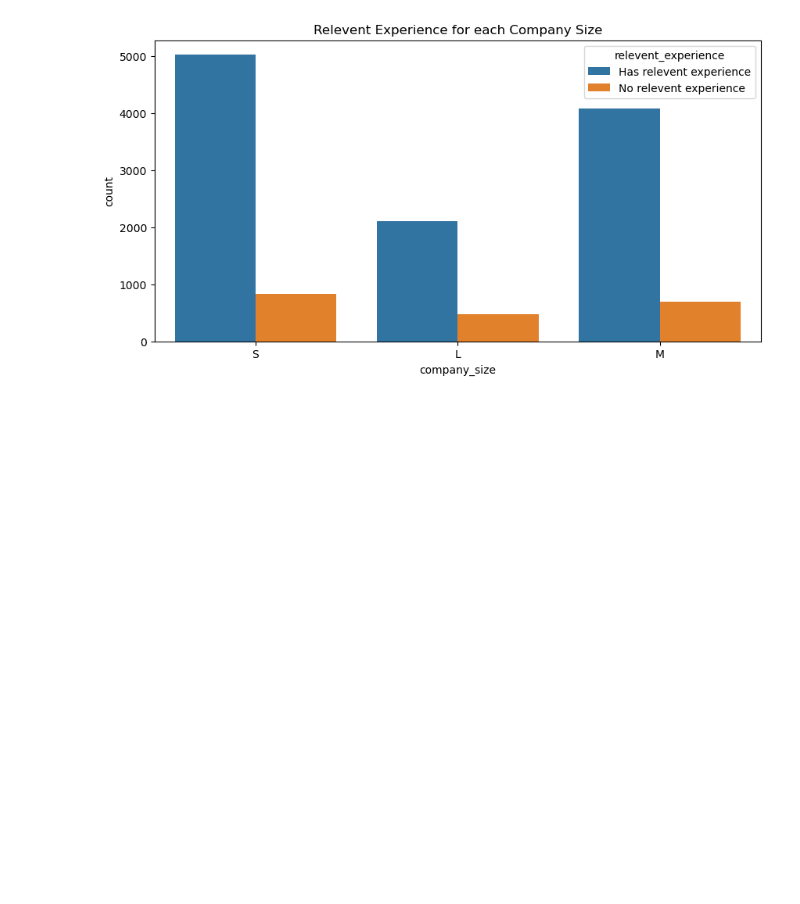
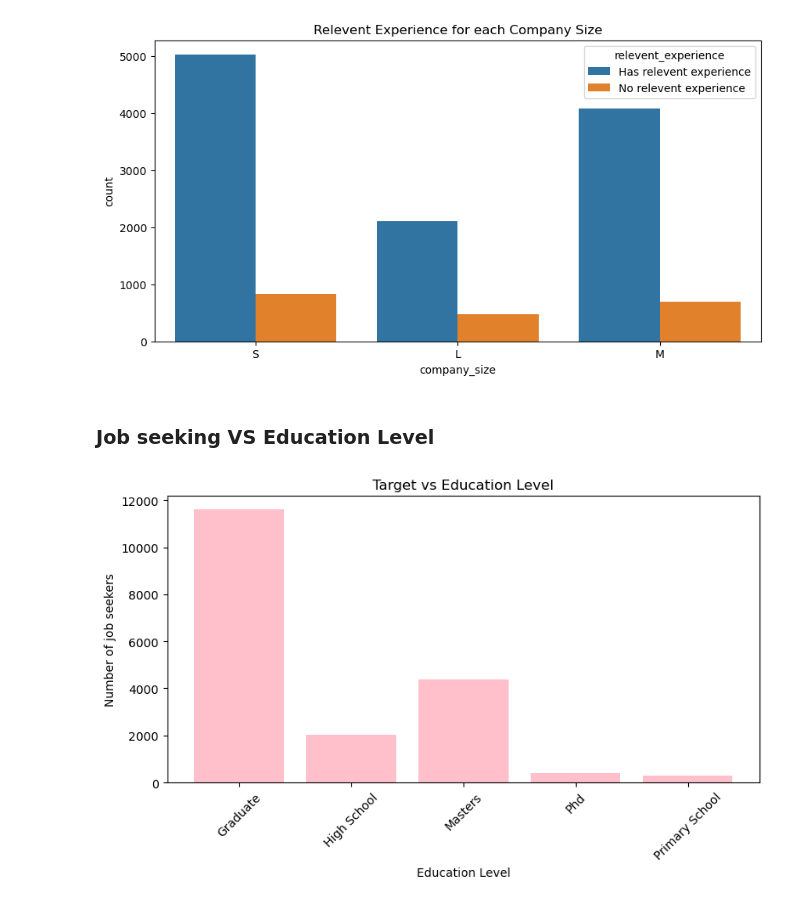
Before and after one commit to com-480-data-visualization/data_girls, a Jupyter notebook: Milestone1/data_science_analysis_d1.ipynb, the cells around one changed output. Cells and saved outputs as stored; diff of their text form; code cells hidden in the pictures; blank space fills up the shorter version.

```diff
--- a/Milestone1/data_science_analysis_d1.ipynb
+++ b/Milestone1/data_science_analysis_d1.ipynb
@@ -306,3 +269,20 @@ plt.title('Relevent Experience for each Company Size')
 plt.show()
 # %% [output]
 [figure]
+# %% [markdown]
+### Job seeking VS Education Level
+# %%
+# Group by 'education_level' and calculate the mean target value
+grouped_education = df_job.groupby("education_level")["target"].count().reset_index()
+
+# Plot
+plt.figure(figsize=(8, 5))
+plt.bar(grouped_education["education_level"], grouped_education["target"], color='pink')
+plt.xlabel("Education Level")
+plt.ylabel("Number of job seekers")
+plt.title("Target vs Education Level")
+plt.xticks(rotation=45)
+plt.tight_layout()
+plt.show()
+# %% [output]
+[figure, added]
```
Also changed, not shown: parts of 25 cells of this notebook, 5 other files.
